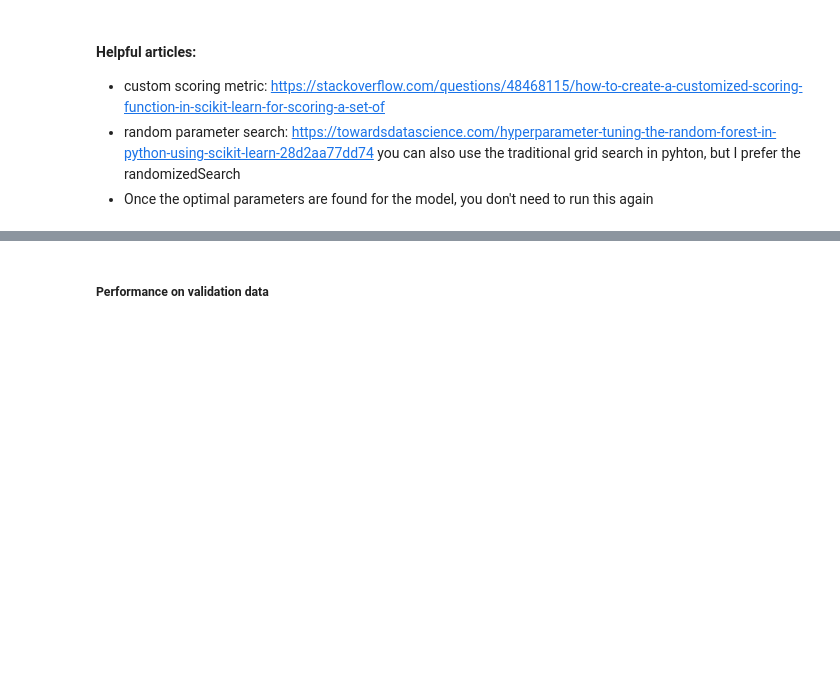
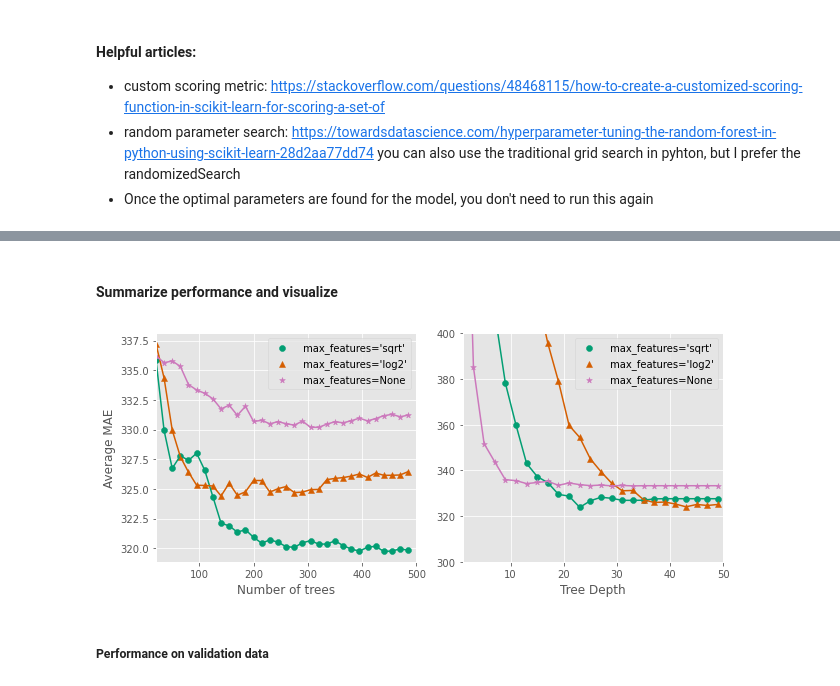
Before and after one commit to BrutishGuy/AAForB_Assignment2, a Jupyter notebook: code/PieterJan/Python/random_forest.ipynb, the cells around one changed output, grey strips where cells are left out. Saved outputs shown, nothing was run; the diff lists cells and outputs as text; code cells hidden in the pictures; blank space fills up the shorter version.

Commit message:
updated rf model

```diff
--- a/code/PieterJan/Python/random_forest.ipynb
+++ b/code/PieterJan/Python/random_forest.ipynb
@@ -289,14 +297,14 @@ you can also use the traditional grid search in pyhton, but I prefer the randomi
 if RUN_GRID_SEARCH:
     random_search = RandomizedSearchCV(
        estimator = pipeline_update,
-       param_distributions = random_grid, n_iter = 10,
+       param_distributions = random_grid, n_iter = 120,
        cv = 5, verbose=2, random_state=1, n_jobs = -1, refit=True,
        scoring=make_scorer(custom_scoring_func, greater_is_better=False)
     )
 
 
     # run grid search and refit with best hyper parameters
-    weights_train_min_p =  weights_samples(df=y_train.iloc[:,0], order=0, plot_weights=False)
+    #weights_train_min_p =  weights_samples(df=y_train.iloc[:,0], order=0, plot_weights=False)
     random_search.fit(X_train, y_train)
     print(random_search.best_params_)
     print(random_search.best_score_)
@@ -309,0 +384,7 @@ NameError: name 'regressor__sample_weight' is not defined
+# %%
+# save output error_rate num_estimators
+with open('output/random_forest_num_estimators.p', 'wb') as fp:
+    pickle.dump(error_rate_n_estimators, fp, protocol=pickle.HIGHEST_PROTOCOL)
+
+with open('output/random_forest_num_estimators.p', 'rb') as fp:
+    error_rate_n_estimators = pickle.load(fp)
@@ -310,3 +445,47 @@ NameError: name 'regressor__sample_weight' is not defined
+# %%
+# save data error_rate_n_depth
+with open('output/random_forest_tree_depth.p', 'wb') as fp:
+    pickle.dump(error_rate_n_depth, fp, protocol=pickle.HIGHEST_PROTOCOL)
+
+with open('output/random_forest_tree_depth.p', 'rb') as fp:
+    error_rate_n_depth = pickle.load(fp)
+# %% [markdown]
+#### Summarize performance and visualize
+# %%
+# figure for in paper
+markers = ["o","^","*"]
+fig, axs = plt.subplots(1, 2, figsize=(9, 4))
+
+# first figure
+axs = np.ravel(axs)
+for i,(label, model) in enumerate(error_rate_n_estimators.items()):
+    xs, ys = zip(*model)
+    ys_mean,y_std = zip(*[(np.mean(s),np.std(s)) for s in ys])
+    plt.sca(axs[0])
+    plt.scatter(xs, ys_mean, label=label.split(",")[1], marker=markers[i], color=current_palette[i+2])
+    plt.plot(xs, ys_mean, color=current_palette[i+2])
+    plt.xlim(min_estimators, max_estimators)
+    plt.xlabel("Number of trees")
+    plt.ylabel("Average MAE")
+    plt.legend(loc="upper right")
+
+# second figure
+for i, (label, model) in enumerate(error_rate_n_depth.items()):
+    xs, ys = zip(*model)
+    ys_mean,y_std = zip(*[(np.mean(s),np.std(s)) for s in ys])
+    plt.sca(axs[1])
+    plt.scatter(xs, ys_mean, label=label.split(",")[1], marker=markers[i], color=current_palette[i+2])
+    plt.plot(xs, ys_mean, color=current_palette[i+2])
+    plt.xlim(min_depth, max_depth)
+    plt.ylim(300, 400)
+    plt.xlabel("Tree Depth")
+    #plt.ylabel("Average MAE")
+    plt.legend(loc="upper right")
+
+fig.tight_layout()
+plt.savefig('output/figures/random_forest/fig1.png', dpi=DPI)
+# %% [output]
+[figure, added]
 # %% [markdown]
 ##### Performance on validation data
 # %% [markdown]
```
Also changed, not shown: parts of 17 cells of this notebook, 10 other files.
